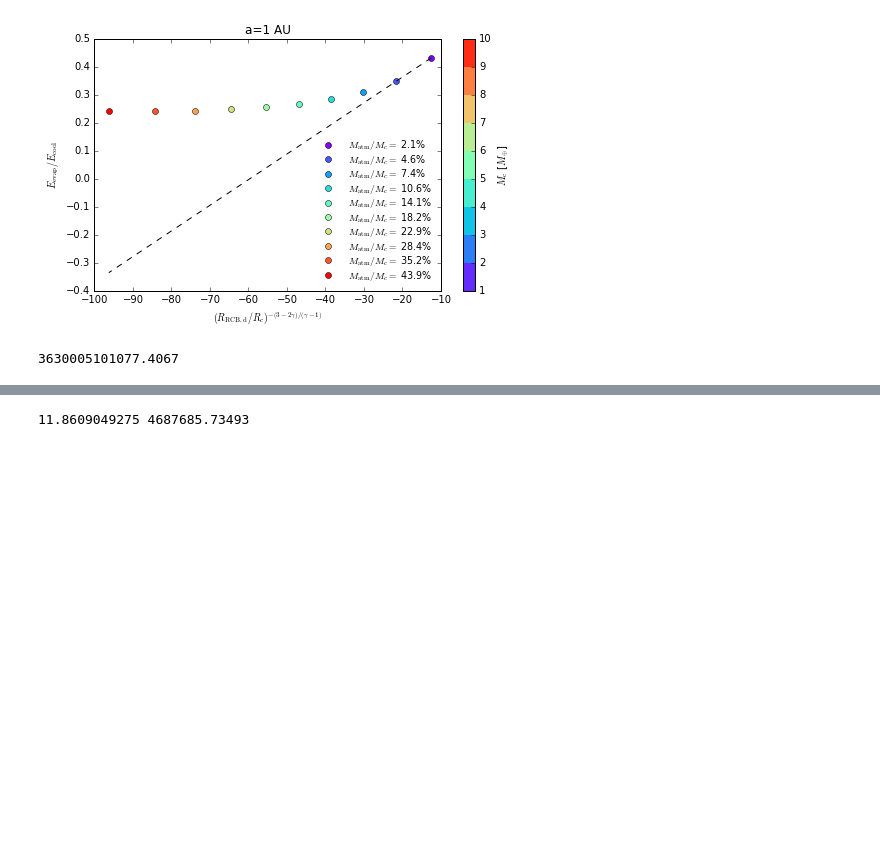
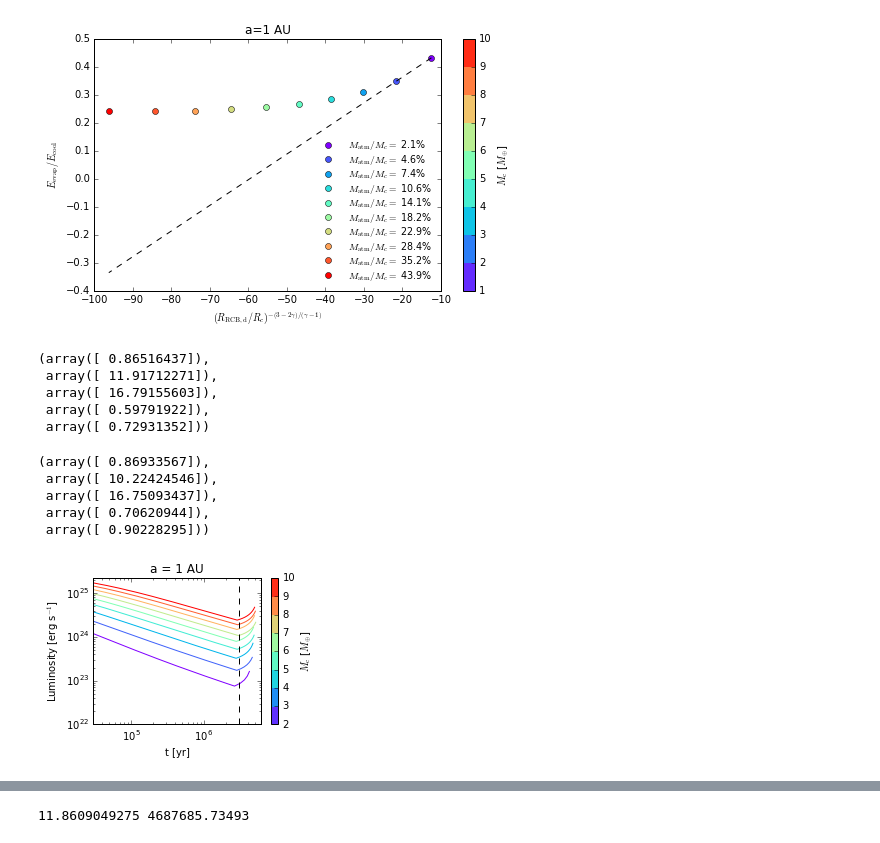
Before and after one commit to apiso/Luminosity, a Jupyter notebook: python/numerical_SG.ipynb, the cells around one changed output, grey strips where cells are left out. Saved outputs shown, nothing was run; the diff lists cells and outputs as text; code cells hidden in the pictures; blank space fills up the shorter version.

```diff
--- a/python/numerical_SG.ipynb
+++ b/python/numerical_SG.ipynb
@@ -415,7 +415,7 @@ gamma = gammafn(delad)
 R = Rfn(Y)
 Cv = Cvfn(Y, delad)
 Pd = Pdisk(a, mstar, FSigma, FT)
-Td = 1e3 #Tdisk(a, FT)
+Td = Tdisk(a, FT)
 nMco = 10
 
 Mcore = numpy.linspace(1*Me, 10*Me, nMco)
@@ -568,7 +568,3 @@ plt.tight_layout()
 plt.savefig('../figs/evap_vs_cool_10au_analytic_comp_rcb.pdf')
 # %% [output]
 [figure]
-# %%
-RBd*Re
-# %% [output]
-3630005101077.4067
@@ -574,0 +631,16 @@ RBd*Re
+# %%
+ratiorcbv, rcboverrcv, RBoverrcv, fracmrcbv, fracmv
+# %% [output]
+(array([ 0.86516437]),
+ array([ 11.91712271]),
+ array([ 16.79155603]),
+ array([ 0.59791922]),
+ array([ 0.72931352]))
+# %%
+ratiorcbv, rcboverrcv, RBoverrcv, fracmrcbv, fracmv
+# %% [output]
+(array([ 0.86933567]),
+ array([ 10.22424546]),
+ array([ 16.75093437]),
+ array([ 0.70620944]),
+ array([ 0.90228295]))
@@ -574,0 +674,24 @@ RBd*Re
+# %%
+fig = plt.figure(figsize = (4, 3))
+
+rnb = np.linspace(0, 256, nMco)
+Z = [[0,0],[0,0]]
+levels = Mcore/Me
+CS = plt.contourf(Z, levels, cmap=get_cmap(cm.rainbow))
+
+for i in range(nMco):
+    plt.loglog(time[i] / yr, L[i], c = cm.rainbow(int(rnb[i])))
+plt.ylim(ymin = 1e22)
+plt.xlim(xmin = 3e4, xmax = 6e6)
+plt.xlabel('t [yr]')
+plt.ylabel(r'Luminosity [erg s$^{-1}$]')
+plt.title(r'a = 1 AU')
+plt.axvline(x = 3e6, c = 'black', ls = '--')
+
+cbar = fig.colorbar(CS)
+cbar.set_label(r'$M_{\rm c}$ [$M_{\oplus}$]')
+
+plt.tight_layout()
+plt.savefig('../figs/L_vs_t_num_1AU.pdf')
+# %% [output]
+[figure, added]
```
Also changed, not shown: parts of 11 cells of this notebook, 8 other files.
